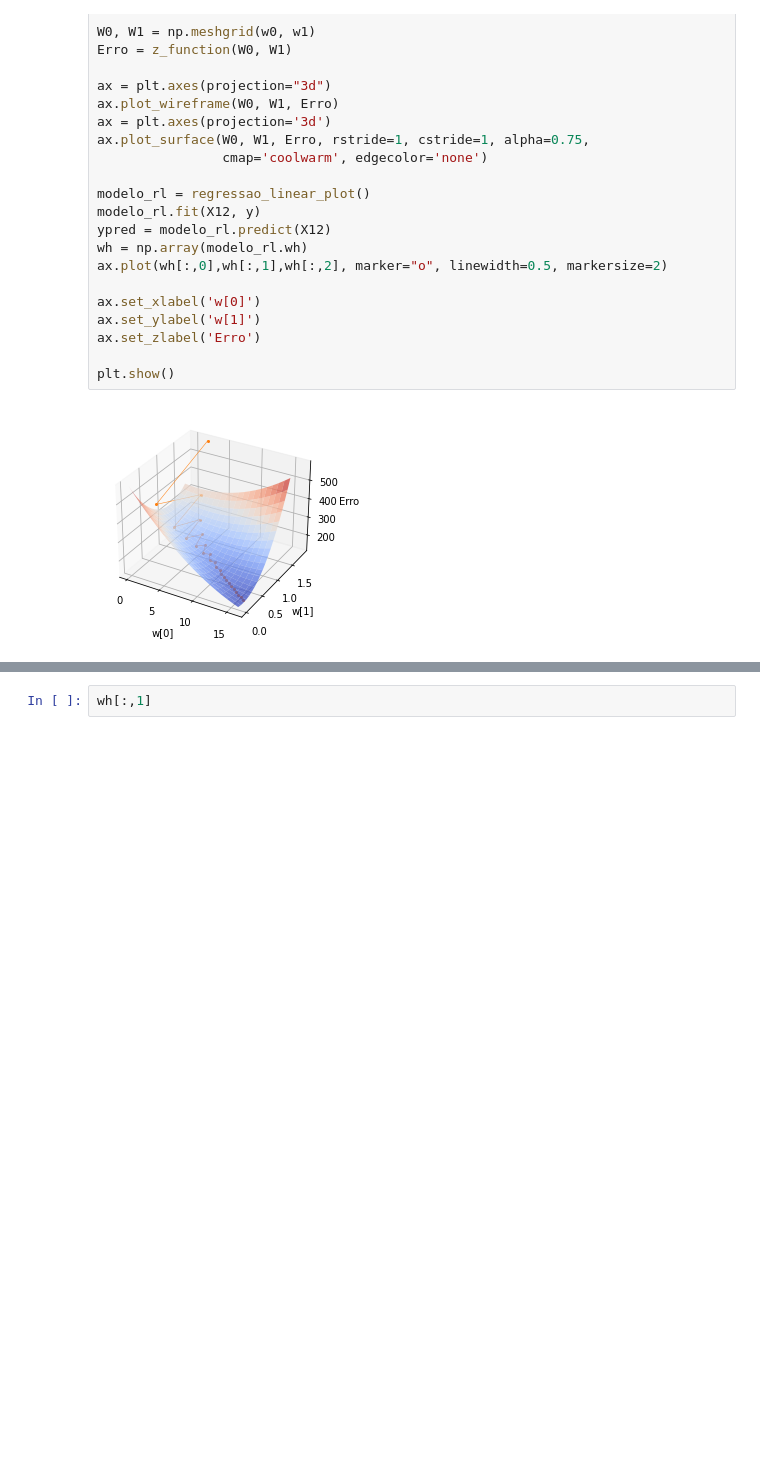
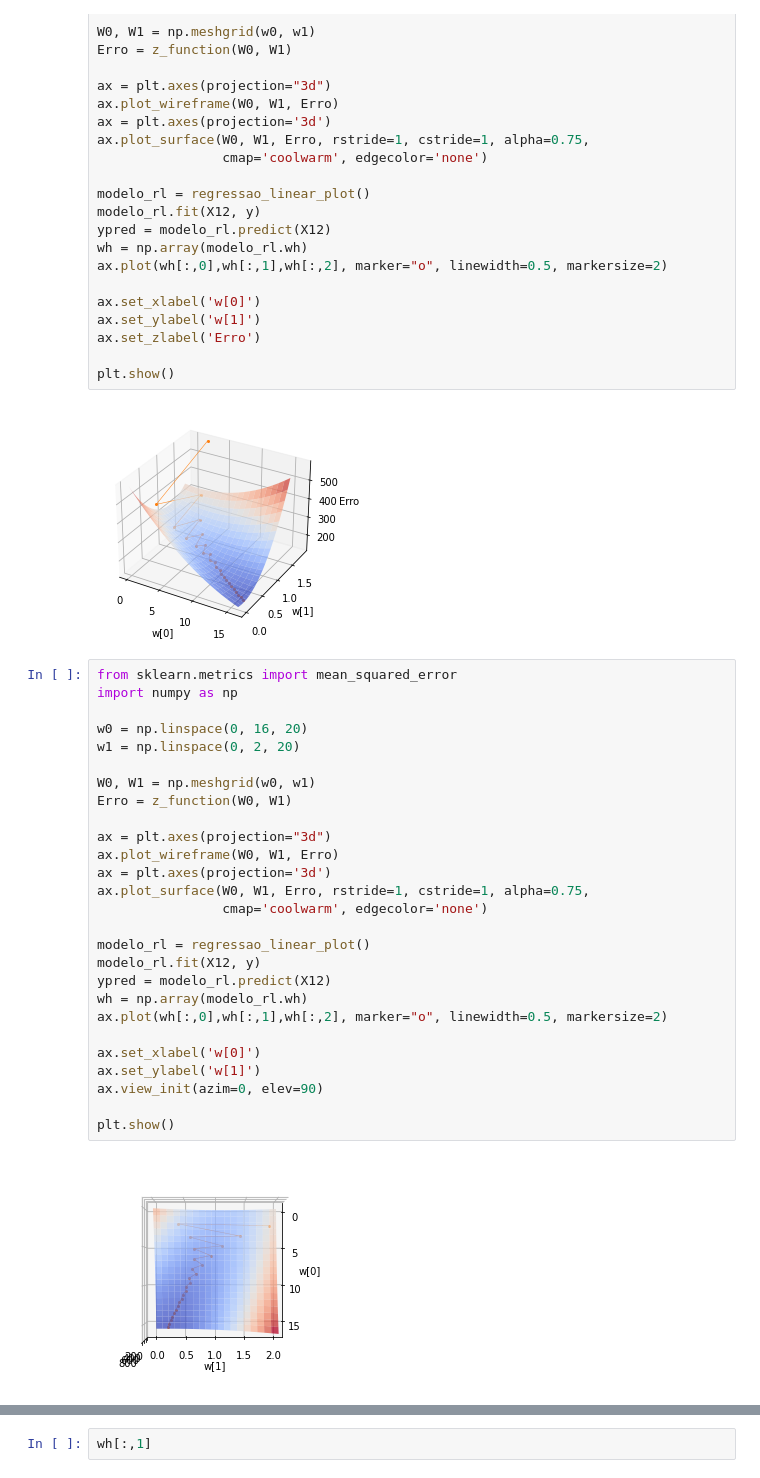
Before and after one commit to fboldt/aulasml, a Jupyter notebook: plan/regressao.ipynb, the cells around one changed output, grey strips where cells are left out. Cells and saved outputs as stored; diff of their text form; blank space fills up the shorter version.

```diff
--- a/plan/regressao.ipynb
+++ b/plan/regressao.ipynb
@@ -365,6 +365,35 @@ ax.set_zlabel('Erro')
 plt.show()
 # %% [output]
 [figure]
+# %%
+from sklearn.metrics import mean_squared_error
+import numpy as np
+
+w0 = np.linspace(0, 16, 20)
+w1 = np.linspace(0, 2, 20)
+
+W0, W1 = np.meshgrid(w0, w1)
+Erro = z_function(W0, W1)
+
+ax = plt.axes(projection="3d")
+ax.plot_wireframe(W0, W1, Erro)
+ax = plt.axes(projection='3d')
+ax.plot_surface(W0, W1, Erro, rstride=1, cstride=1, alpha=0.75,
+                cmap='coolwarm', edgecolor='none')
+
+modelo_rl = regressao_linear_plot()
+modelo_rl.fit(X12, y)
+ypred = modelo_rl.predict(X12)
+wh = np.array(modelo_rl.wh)
+ax.plot(wh[:,0],wh[:,1],wh[:,2], marker="o", linewidth=0.5, markersize=2)
+
+ax.set_xlabel('w[0]')
+ax.set_ylabel('w[1]')
+ax.view_init(azim=0, elev=90)
+
+plt.show()
+# %% [output]
+[figure, added]
 # %%
 plt.ylabel("Erro")
 plt.xlabel("W1")
```
Also changed, not shown: parts of 2 cells of this notebook.
